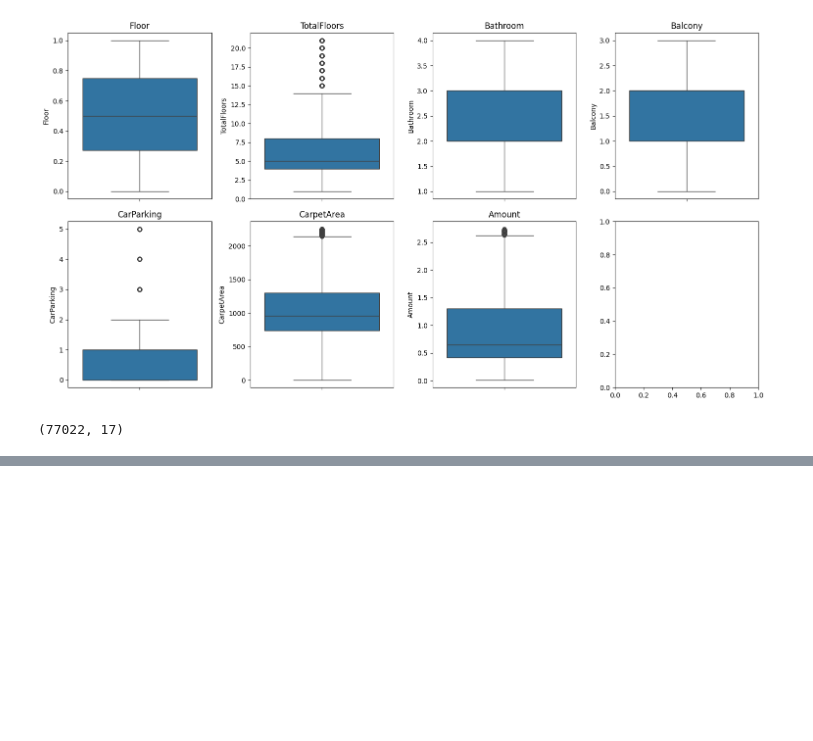
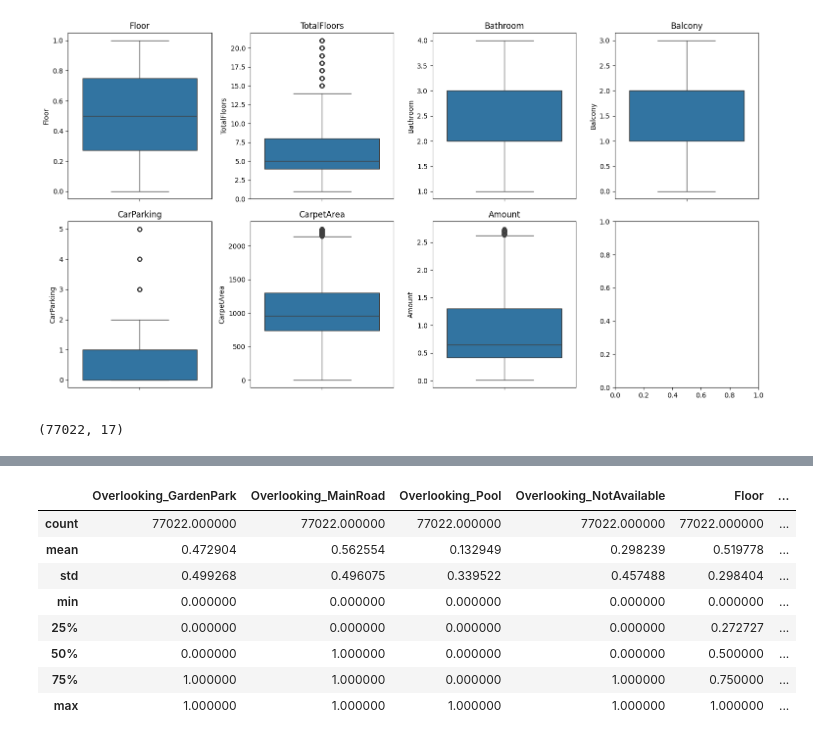
Before and after one commit to rishikeshpaulcode/House-Price-Prediction, a Jupyter notebook: house-price-prediction.ipynb, the cells around one changed output, grey strips where cells are left out. Drawn from its saved outputs; the diff is of its cells as text; code cells hidden in the pictures; blank space fills up the shorter version.

```diff
--- a/house-price-prediction.ipynb
+++ b/house-price-prediction.ipynb
@@ -210,7 +210,7 @@ df.reset_index(inplace=True)
 df.drop('index', axis=1, inplace=True)
 # %%
 # handling Location column
-df['Location'] = df['Location'].str.capitalize()
+df['Location'] = (df['Location'].str.replace('-', ' ')).str.title()
 # %%
 # handling Floor
 df['Floor'] = df['Floor'].apply(lambda x: x.replace('Ground', '0').replace('Upper Basement', '-1').replace('Lower Basement', '-2').replace(' 0', ' 1'))
@@ -332,0 +357,16 @@ df.shape
+# %%
+# spliting dataset
+df_num = df.select_dtypes(['int64', 'float64'])
+df_cat = df.select_dtypes(['object'])
+# %%
+df_num.describe()
+# %% [output]
+|  | Overlooking_GardenPark | Overlooking_MainRoad | Overlooking_Pool | Overlooking_NotAvailable | Floor | ... |
+| count | 77022.000000 | 77022.000000 | 77022.000000 | 77022.000000 | 77022.000000 | ... |
+| mean | 0.472904 | 0.562554 | 0.132949 | 0.298239 | 0.519778 | ... |
+| std | 0.499268 | 0.496075 | 0.339522 | 0.457488 | 0.298404 | ... |
+| min | 0.000000 | 0.000000 | 0.000000 | 0.000000 | 0.000000 | ... |
+| 25% | 0.000000 | 0.000000 | 0.000000 | 0.000000 | 0.272727 | ... |
+| 50% | 0.000000 | 1.000000 | 0.000000 | 0.000000 | 0.500000 | ... |
+| 75% | 1.000000 | 1.000000 | 0.000000 | 1.000000 | 0.750000 | ... |
+| max | 1.000000 | 1.000000 | 1.000000 | 1.000000 | 1.000000 | ... |
```
Also changed, not shown: parts of 6 cells of this notebook.
